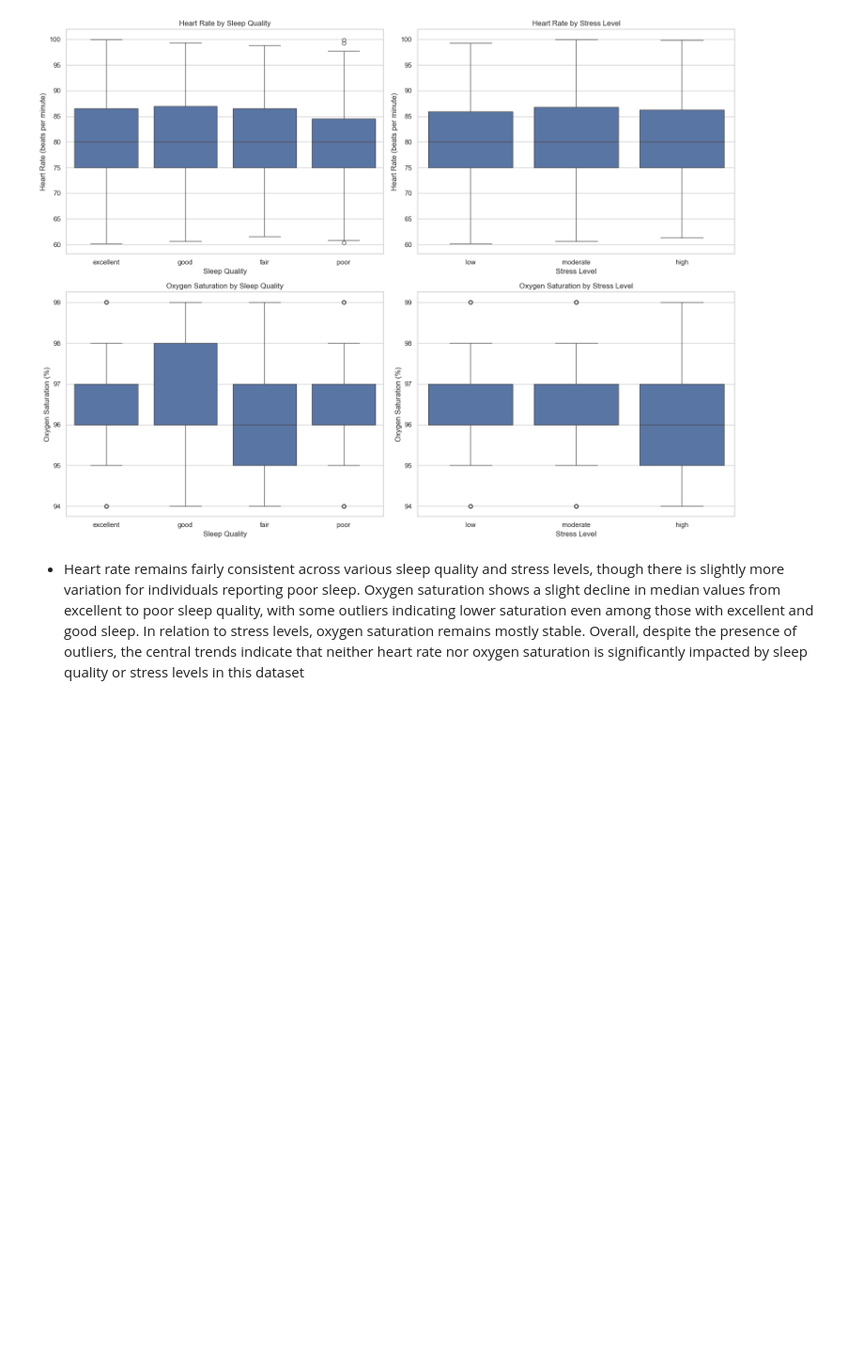
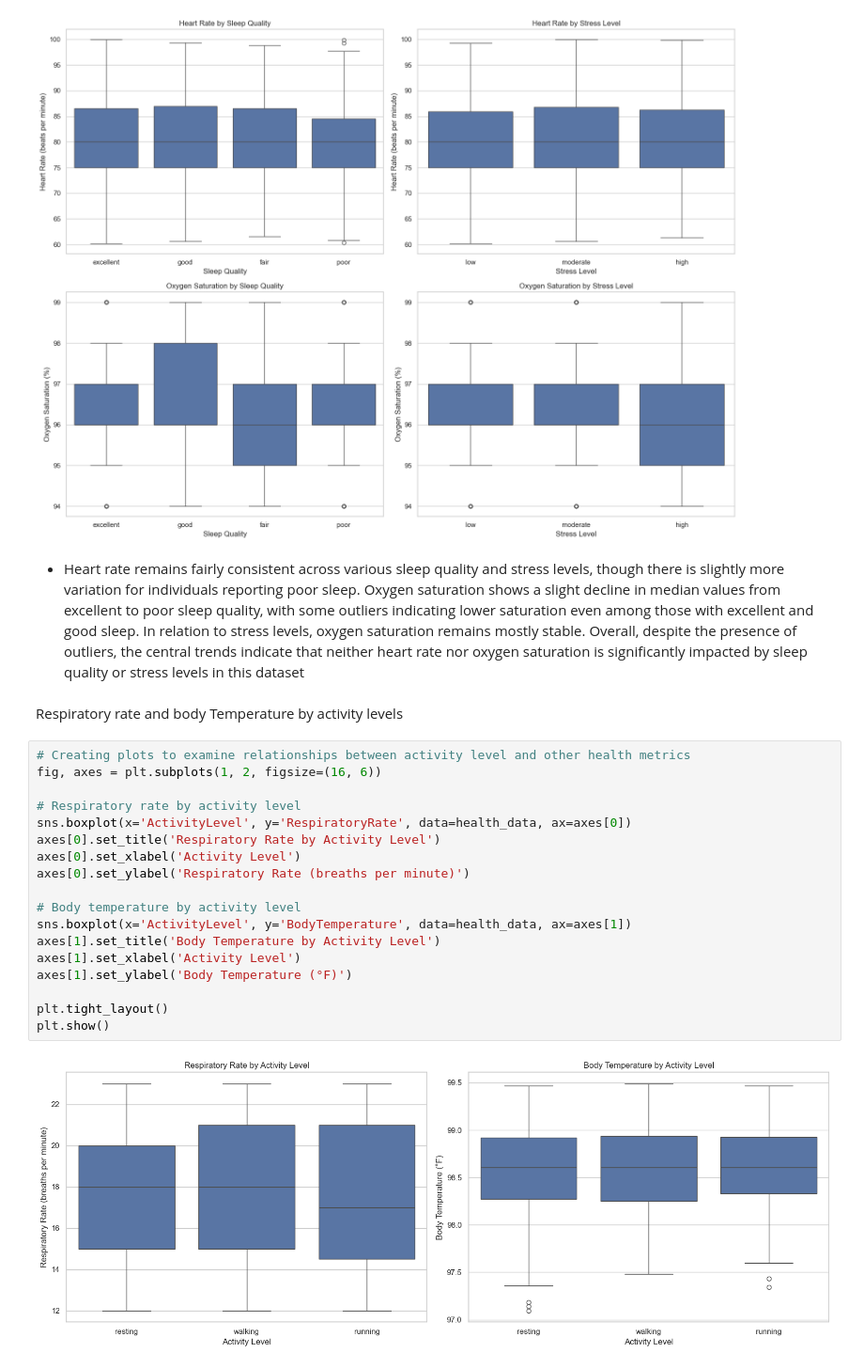
Before and after one commit to Manu-Abuya/Health-Monitoring-and-Analysis, a Jupyter notebook: notebook/health_monitoring_analysis.ipynb, the cells around one changed output. Shown: that part at 94% size. Saved outputs shown, nothing was run; the diff lists cells and outputs as text; blank space fills up the shorter version.

Commit message:
Respiratory rate and body Temperature by activity levels

```diff
--- a/notebook/health_monitoring_analysis.ipynb
+++ b/notebook/health_monitoring_analysis.ipynb
@@ -283,3 +283,25 @@ plt.show()
 [figure]
 # %% [markdown]
 - Heart rate remains fairly consistent across various sleep quality and stress levels, though there is slightly more variation for individuals reporting poor sleep. Oxygen saturation shows a slight decline in median values from excellent to poor sleep quality, with some outliers indicating lower saturation even among those with excellent and good sleep. In relation to stress levels, oxygen saturation remains mostly stable. Overall, despite the presence of outliers, the central trends indicate that neither heart rate nor oxygen saturation is significantly impacted by sleep quality or stress levels in this dataset
+# %% [markdown]
+Respiratory rate and body Temperature by activity levels
+# %%
+# Creating plots to examine relationships between activity level and other health metrics
+fig, axes = plt.subplots(1, 2, figsize=(16, 6))
+
+# Respiratory rate by activity level
+sns.boxplot(x='ActivityLevel', y='RespiratoryRate', data=health_data, ax=axes[0])
+axes[0].set_title('Respiratory Rate by Activity Level')
+axes[0].set_xlabel('Activity Level')
+axes[0].set_ylabel('Respiratory Rate (breaths per minute)')
+
+# Body temperature by activity level
+sns.boxplot(x='ActivityLevel', y='BodyTemperature', data=health_data, ax=axes[1])
+axes[1].set_title('Body Temperature by Activity Level')
+axes[1].set_xlabel('Activity Level')
+axes[1].set_ylabel('Body Temperature (°F)')
+
+plt.tight_layout()
+plt.show()
+# %% [output]
+[figure, added]
```
Also changed, not shown: parts of 1 cell of this notebook.
